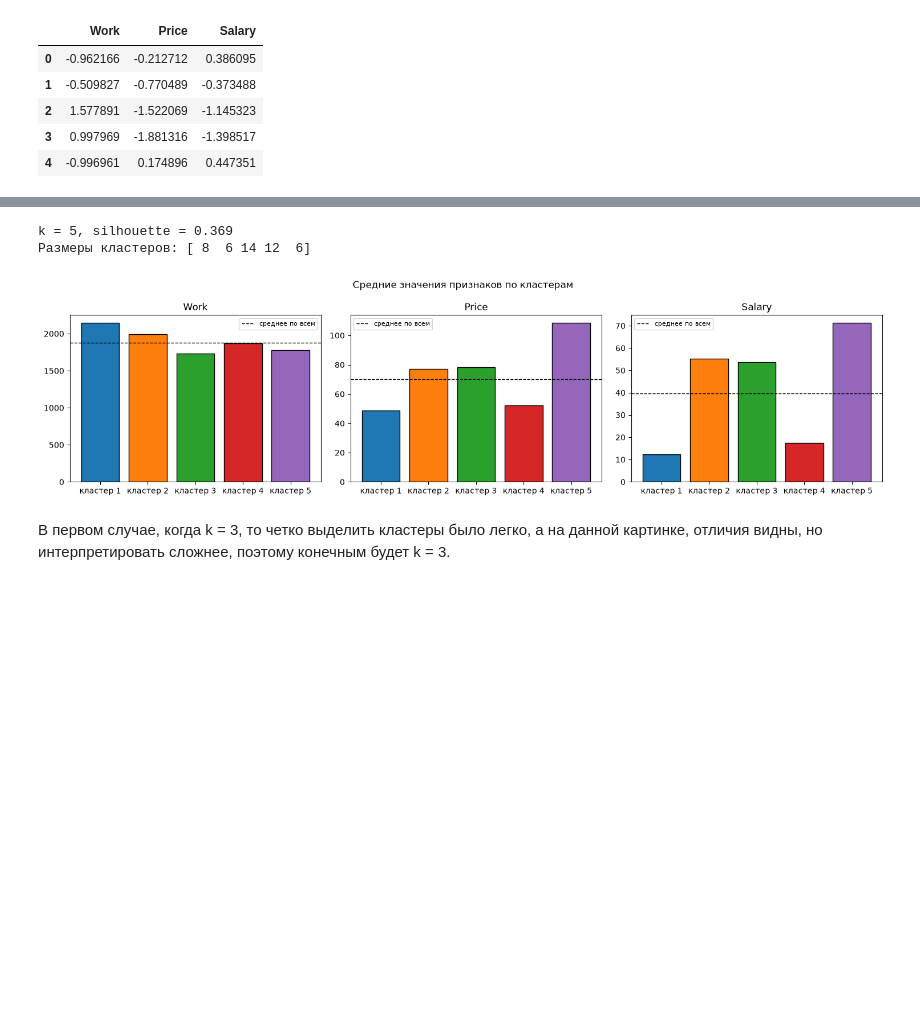
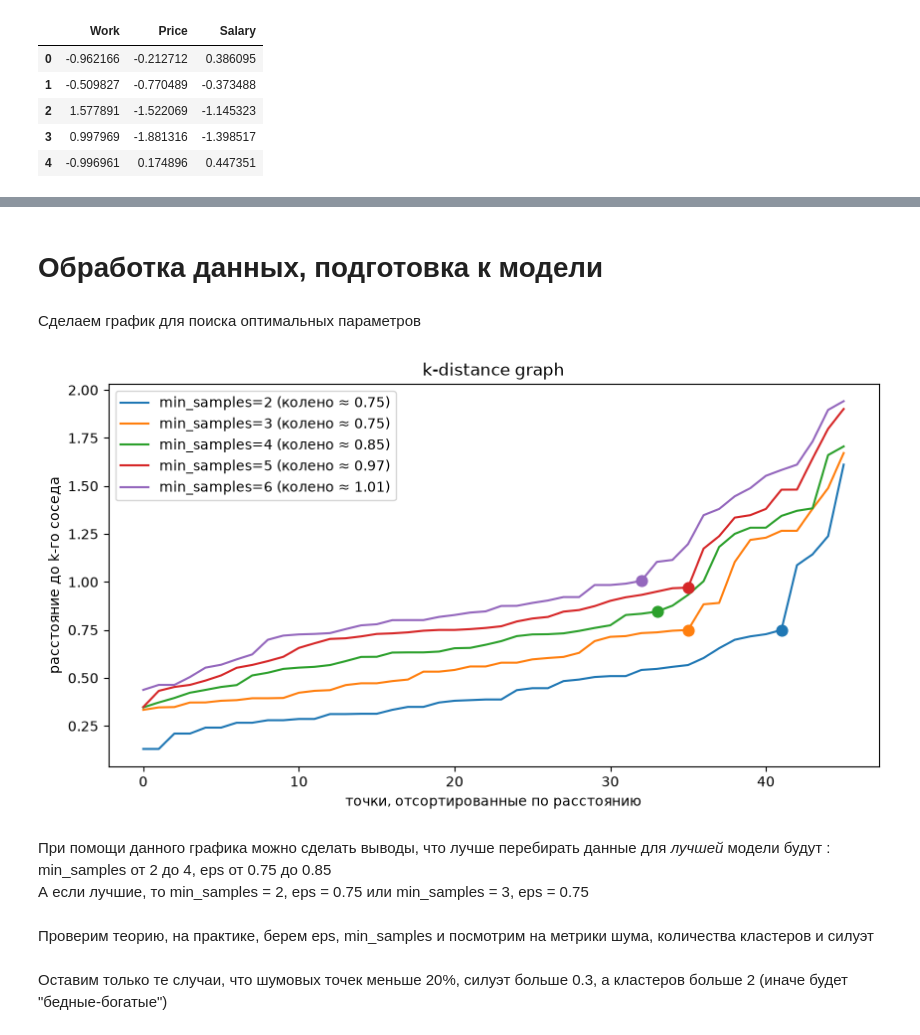
Before and after one commit to TyukovDanya/Analytics_Python_2026, a Jupyter notebook: cities_clustering_lab3.ipynb, the cells around one changed output, grey strips where cells are left out. Saved outputs shown, nothing was run; the diff lists cells and outputs as text; code cells hidden in the pictures; blank space fills up the shorter version.

```diff
--- a/cities_clustering_lab3.ipynb
+++ b/cities_clustering_lab3.ipynb
@@ -296,8 +143,0 @@ profile
-# %%
-fig, axes = plt.subplots(1, 3, figsize=(15, 4))
-for ax, f in zip(axes, ["Work", "Price", "Salary"]):
-    ax.bar([f"кластер {c + 1}" for c in range(K)], profile[f], color=[COLORS(c) for c in range(K)], edgecolor="k")
-    ax.axhline(df[f].mean(), color="k", ls="--", lw=1, label="среднее по всем")
-    ax.set_title(f); ax.legend(fontsize=8)
-plt.suptitle("Средние значения признаков по кластерам")
-plt.tight_layout(); plt.show()
@@ -325,26 +144,2 @@ plt.tight_layout(); plt.show()
-# %%
-K = 5
-kmeans = KMeans(n_clusters=K, n_init=10, random_state=42).fit(X_scaled)
-df["cluster"] = kmeans.labels_
-centers =  scaler.inverse_transform(kmeans.cluster_centers_)
-
-print(f"k = {K}, silhouette = {silhouette_score(X_scaled, df['cluster']):.3f}")
-print("Размеры кластеров:", np.bincount(df["cluster"]))
-
-
-profile = pd.DataFrame(centers, columns=["Work", "Price", "Salary"]).round(1)
-
-
-fig, axes = plt.subplots(1, 3, figsize=(15, 4))
-for ax, f in zip(axes, ["Work", "Price", "Salary"]):
-    ax.bar([f"кластер {c + 1}" for c in range(K)], profile[f], color=[COLORS(c) for c in range(K)], edgecolor="k")
-    ax.axhline(df[f].mean(), color="k", ls="--", lw=1, label="среднее по всем")
-    ax.set_title(f); ax.legend(fontsize=8)
-plt.suptitle("Средние значения признаков по кластерам")
-plt.tight_layout(); plt.show()
-# %% [output]
-k = 5, silhouette = 0.369
-Размеры кластеров: [ 8  6 14 12  6]
-[figure, removed]
-# %% [markdown]
-В первом случае, когда k = 3, то четко выделить кластеры было легко, а на данной картинке, отличия видны, но интерпретировать сложнее, поэтому конечным будет k = 3.
+# %% [markdown]
+# Обработка данных, подготовка к модели
@@ -350,0 +194,25 @@ k = 5, silhouette = 0.369
+# %% [markdown]
+Сделаем график для поиска оптимальных параметров
+# %%
+fig, ax = plt.subplots(figsize=(10, 5))
+knee_eps = {}
+for ms in [2, 3, 4, 5, 6]:
+    nn = NearestNeighbors(n_neighbors=ms).fit(X_scaled)
+    dist, _ = nn.kneighbors(X_scaled)
+    d = np.sort(dist[:, -1])
+
+    xs = np.arange(len(d)); p1, p2 = np.array([0, d[0]]), np.array([len(d) - 1, d[-1]])
+    v, w = p2 - p1, np.c_[xs, d] - p1
+    dev = np.abs(v[0] * w[:, 1] - v[1] * w[:, 0]) / np.linalg.norm(v)
+    knee_eps[ms] = d[dev.argmax()]
+    ax.plot(d, label=f"min_samples={ms} (колено ≈ {knee_eps[ms]:.2f})")
+    ax.scatter(dev.argmax(), knee_eps[ms], s=60, zorder=5)
+ax.set_xlabel("точки, отсортированные по расстоянию"); ax.set_ylabel("расстояние до k-го соседа")
+ax.set_title("k-distance graph"); ax.legend(); plt.show()
+# %% [output]
+[figure, added]
+# %% [markdown]
+При помощи данного графика можно сделать выводы, что лучше перебирать данные для *лучшей* модели будут : min_samples от 2 до 4, eps от 0.75 до 0.85
+<br> А если лучшие, то min_samples = 2, eps = 0.75 или min_samples = 3, eps = 0.75
+# %% [markdown]
+Проверим теорию, на практике, берем eps, min_samples и посмотрим на метрики шума, количества кластеров и силуэт
@@ -350,0 +233,2 @@ k = 5, silhouette = 0.369
+# %% [markdown]
+Оставим только те случаи, что шумовых точек меньше 20%, силуэт больше 0.3, а кластеров больше 2 (иначе будет "бедные-богатые")
```
Also changed, not shown: parts of 34 cells of this notebook.
